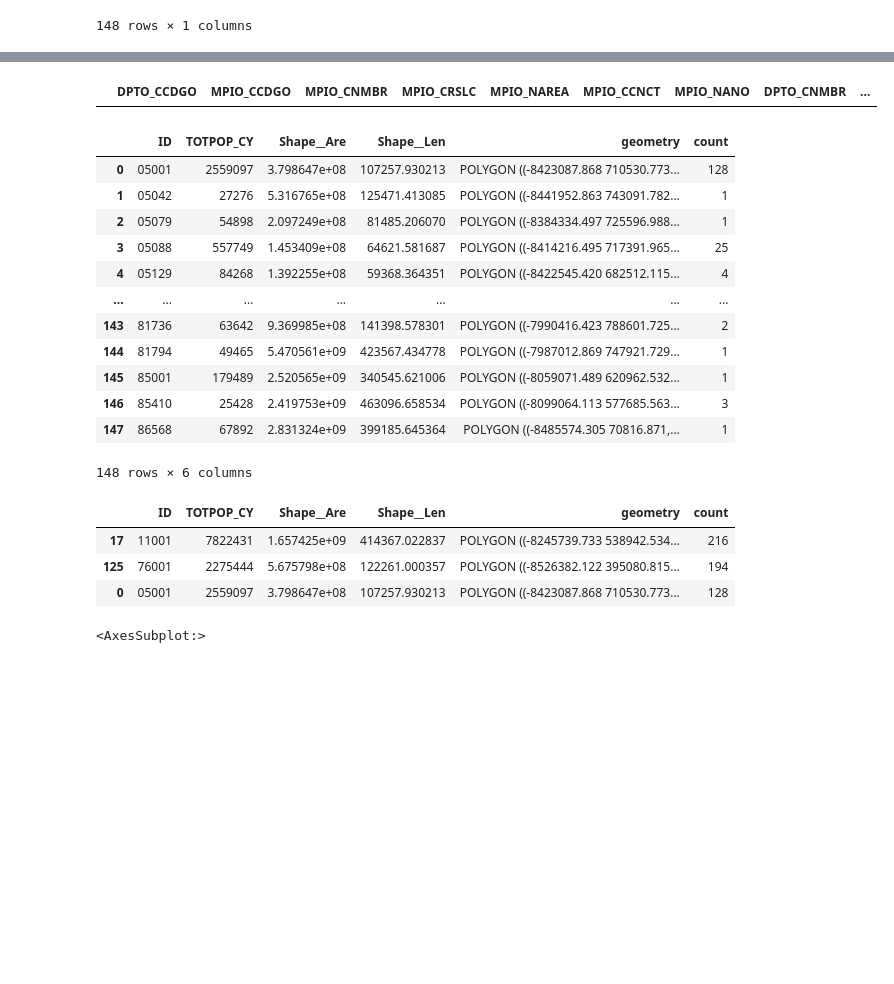
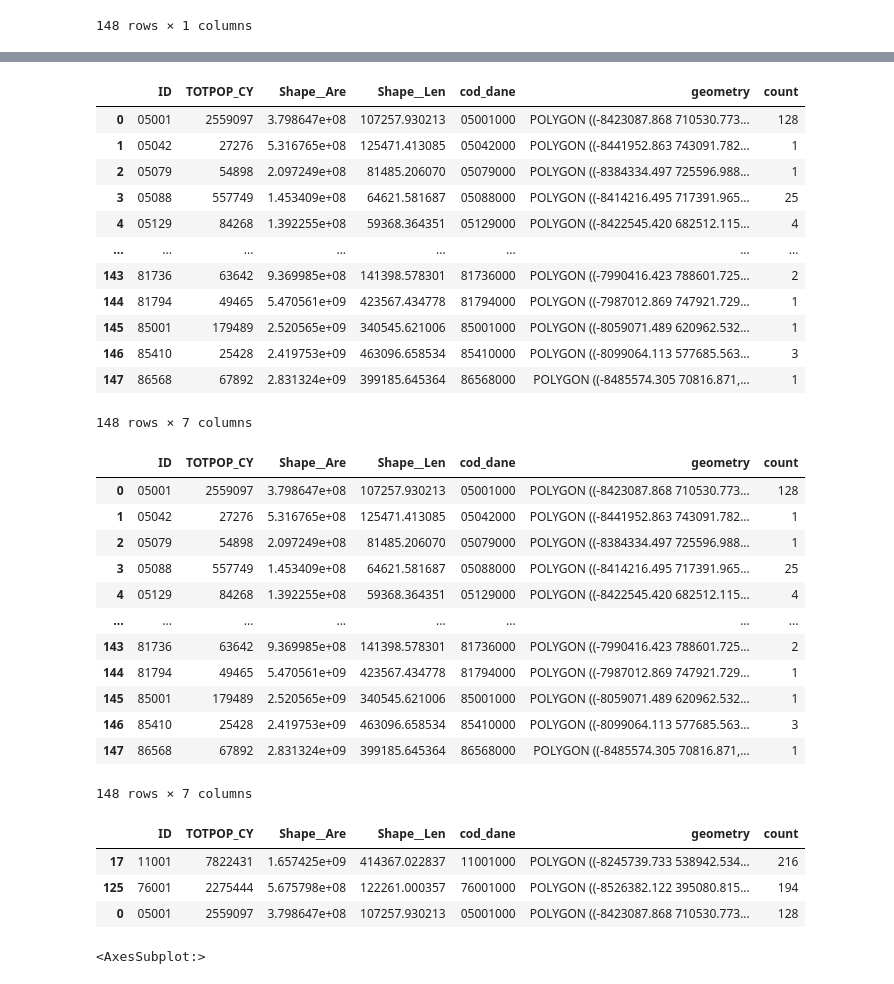
Before and after one commit to mario199745/Python_Geopandas, a Jupyter notebook: 03 - GeoPandas - Análisis de Hurtos en los Municipios de Colombia.ipynb, the cells around one changed output, grey strips where cells are left out. Drawn from its saved outputs; the diff is of its cells as text; code cells hidden in the pictures; blank space fills up the shorter version.

```diff
--- a/03 - GeoPandas - Análisis de Hurtos en los Municipios de Colombia.ipynb
+++ b/03 - GeoPandas - Análisis de Hurtos en los Municipios de Colombia.ipynb
@@ -39,6 +43,7 @@ hurtos_agrupados
 | 86568000 | 1 |
 148 rows × 1 columns
 # %%
-municipios = gpd.read_file(r"D:\Fernando\CURSOS\Python dumnnies\datos\MGN_MPIO_POLITICO.zip")
+#Importar un shapefile desde un arhivo zip
+municipios = gpd.read_file(r"D:\Fernando\CURSOS\Python dumnnies\datos\COL_Municipio.zip")
 municipios
 # %% [output]
@@ -63,31 +69,45 @@ municipios.plot(figsize = (20,12))
 # %%
-datos_colombia = municipios.merge(hurtos_agrupados, left_on='MPIO_CCDGO', right_on='codigo_dane')
+#Unir ambas capas como de municipios y hurtos agrupados
+datos_colombia = municipios.merge(hurtos_agrupados, left_on='cod_dane', right_on='codigo_dane')
 datos_colombia
 # %% [output]
-|  | DPTO_CCDGO | MPIO_CCDGO | MPIO_CNMBR | MPIO_CRSLC | MPIO_NAREA | MPIO_CCNCT | MPIO_NANO | DPTO_CNMBR | ... |
+|  | ID | TOTPOP_CY | Shape__Are | Shape__Len | cod_dane | geometry | count |
+| 0 | 05001 | 2559097 | 3.798647e+08 | 107257.930213 | 05001000 | POLYGON ((-8423087.868 710530.773... | 128 |
+| 1 | 05042 | 27276 | 5.316765e+08 | 125471.413085 | 05042000 | POLYGON ((-8441952.863 743091.782... | 1 |
+| 2 | 05079 | 54898 | 2.097249e+08 | 81485.206070 | 05079000 | POLYGON ((-8384334.497 725596.988... | 1 |
+| 3 | 05088 | 557749 | 1.453409e+08 | 64621.581687 | 05088000 | POLYGON ((-8414216.495 717391.965... | 25 |
+| 4 | 05129 | 84268 | 1.392255e+08 | 59368.364351 | 05129000 | POLYGON ((-8422545.420 682512.115... | 4 |
+| ... | ... | ... | ... | ... | ... | ... | ... |
+| 143 | 81736 | 63642 | 9.369985e+08 | 141398.578301 | 81736000 | POLYGON ((-7990416.423 788601.725... | 2 |
+| 144 | 81794 | 49465 | 5.470561e+09 | 423567.434778 | 81794000 | POLYGON ((-7987012.869 747921.729... | 1 |
+| 145 | 85001 | 179489 | 2.520565e+09 | 340545.621006 | 85001000 | POLYGON ((-8059071.489 620962.532... | 1 |
+| 146 | 85410 | 25428 | 2.419753e+09 | 463096.658534 | 85410000 | POLYGON ((-8099064.113 577685.563... | 3 |
+| 147 | 86568 | 67892 | 2.831324e+09 | 399185.645364 | 86568000 | POLYGON ((-8485574.305 70816.871,... | 1 |
+148 rows × 7 columns
 # %%
 test = municipios.merge(hurtos_agrupados, left_on='cod_dane', right_on='codigo_dane')
 test
 # %% [output]
-|  | ID | TOTPOP_CY | Shape__Are | Shape__Len | geometry | count |
-| 0 | 05001 | 2559097 | 3.798647e+08 | 107257.930213 | POLYGON ((-8423087.868 710530.773... | 128 |
-| 1 | 05042 | 27276 | 5.316765e+08 | 125471.413085 | POLYGON ((-8441952.863 743091.782... | 1 |
-| 2 | 05079 | 54898 | 2.097249e+08 | 81485.206070 | POLYGON ((-8384334.497 725596.988... | 1 |
-| 3 | 05088 | 557749 | 1.453409e+08 | 64621.581687 | POLYGON ((-8414216.495 717391.965... | 25 |
-| 4 | 05129 | 84268 | 1.392255e+08 | 59368.364351 | POLYGON ((-8422545.420 682512.115... | 4 |
-| ... | ... | ... | ... | ... | ... | ... |
-| 143 | 81736 | 63642 | 9.369985e+08 | 141398.578301 | POLYGON ((-7990416.423 788601.725... | 2 |
-| 144 | 81794 | 49465 | 5.470561e+09 | 423567.434778 | POLYGON ((-7987012.869 747921.729... | 1 |
-| 145 | 85001 | 179489 | 2.520565e+09 | 340545.621006 | POLYGON ((-8059071.489 620962.532... | 1 |
-| 146 | 85410 | 25428 | 2.419753e+09 | 463096.658534 | POLYGON ((-8099064.113 577685.563... | 3 |
-| 147 | 86568 | 67892 | 2.831324e+09 | 399185.645364 | POLYGON ((-8485574.305 70816.871,... | 1 |
+|  | ID | TOTPOP_CY | Shape__Are | Shape__Len | cod_dane | geometry | count |
+| 0 | 05001 | 2559097 | 3.798647e+08 | 107257.930213 | 05001000 | POLYGON ((-8423087.868 710530.773... | 128 |
+| 1 | 05042 | 27276 | 5.316765e+08 | 125471.413085 | 05042000 | POLYGON ((-8441952.863 743091.782... | 1 |
+| 2 | 05079 | 54898 | 2.097249e+08 | 81485.206070 | 05079000 | POLYGON ((-8384334.497 725596.988... | 1 |
+| 3 | 05088 | 557749 | 1.453409e+08 | 64621.581687 | 05088000 | POLYGON ((-8414216.495 717391.965... | 25 |
+| 4 | 05129 | 84268 | 1.392255e+08 | 59368.364351 | 05129000 | POLYGON ((-8422545.420 682512.115... | 4 |
+| ... | ... | ... | ... | ... | ... | ... | ... |
+| 143 | 81736 | 63642 | 9.369985e+08 | 141398.578301 | 81736000 | POLYGON ((-7990416.423 788601.725... | 2 |
+| 144 | 81794 | 49465 | 5.470561e+09 | 423567.434778 | 81794000 | POLYGON ((-7987012.869 747921.729... | 1 |
+| 145 | 85001 | 179489 | 2.520565e+09 | 340545.621006 | 85001000 | POLYGON ((-8059071.489 620962.532... | 1 |
+| 146 | 85410 | 25428 | 2.419753e+09 | 463096.658534 | 85410000 | POLYGON ((-8099064.113 577685.563... | 3 |
+| 147 | 86568 | 67892 | 2.831324e+09 | 399185.645364 | 86568000 | POLYGON ((-8485574.305 70816.871,... | 1 |
-148 rows × 6 columns
+148 rows × 7 columns
 # %%
+#Visualizar las tres primeras filas de la tabla
 test = test.sort_values(by = 'count', ascending = False)
 test.head(3)
 # %% [output]
-|  | ID | TOTPOP_CY | Shape__Are | Shape__Len | geometry | count |
-| 17 | 11001 | 7822431 | 1.657425e+09 | 414367.022837 | POLYGON ((-8245739.733 538942.534... | 216 |
-| 125 | 76001 | 2275444 | 5.675798e+08 | 122261.000357 | POLYGON ((-8526382.122 395080.815... | 194 |
-| 0 | 05001 | 2559097 | 3.798647e+08 | 107257.930213 | POLYGON ((-8423087.868 710530.773... | 128 |
+|  | ID | TOTPOP_CY | Shape__Are | Shape__Len | cod_dane | geometry | count |
+| 17 | 11001 | 7822431 | 1.657425e+09 | 414367.022837 | 11001000 | POLYGON ((-8245739.733 538942.534... | 216 |
+| 125 | 76001 | 2275444 | 5.675798e+08 | 122261.000357 | 76001000 | POLYGON ((-8526382.122 395080.815... | 194 |
+| 0 | 05001 | 2559097 | 3.798647e+08 | 107257.930213 | 05001000 | POLYGON ((-8423087.868 710530.773... | 128 |
 # %%
```
Also changed, not shown: parts of 6 cells of this notebook.
